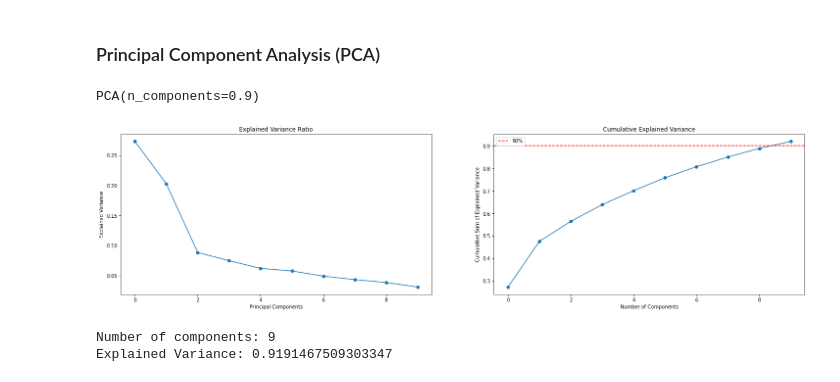
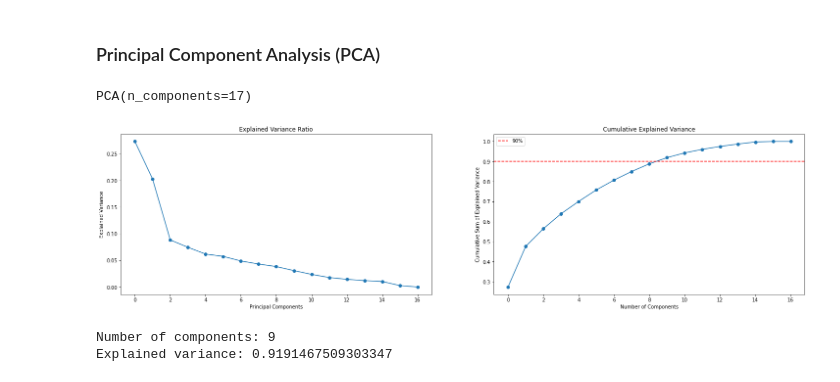
Before and after one commit to Penzragon/h8dsft_P1W3Cls, a Jupyter notebook: script.ipynb, the cells around one changed output. Saved outputs shown, nothing was run; the diff lists cells and outputs as text; code cells hidden in the pictures.

```diff
--- a/script.ipynb
+++ b/script.ipynb
@@ -501,33 +501,33 @@ train.shape
 # %% [markdown]
 ### Principal Component Analysis (PCA)
 # %%
-pca = PCA(n_components=0.90)
+pca = PCA(n_components=17)
 # %%
 pca.fit(train)
 # %% [output]
-PCA(n_components=0.9)
+PCA(n_components=17)
 # %%
 cumsum = np.cumsum(pca.explained_variance_ratio_)
 # %%
 plt.figure(figsize=(25, 6))
 plt.subplot(1, 2, 1)
 plt.plot(pca.explained_variance_ratio_, marker='o')
 plt.title('Explained Variance Ratio')
 plt.xlabel('Principal Components')
 plt.ylabel('Explained Variance')
 plt.subplot(1, 2, 2)
-plt.plot(cumsum, marker='o')
+cev = plt.plot(cumsum, marker='o')
 plt.axhline(y=0.9, color='red', linestyle='--', label='90%')
 plt.title('Cumulative Explained Variance')
 plt.xlabel('Number of Components')
 plt.ylabel('Cumulative Sum of Explained Variance')
 plt.legend()
 plt.show()
 # %% [output]
-[figure, old version]
+[figure, new version]
 # %%
-print(f'Number of components: {np.argmax(cumsum >= 0.90)}')
-print(f'Explained Variance: {np.sum(pca.explained_variance_ratio_)}')
+print(f'Number of components: {np.argmax(cumsum >= 0.9)}')
+print(f'Explained variance: {cumsum[np.argmax(cumsum >= 0.9)]}')
 # %% [output]
 Number of components: 9
-Explained Variance: 0.9191467509303347
+Explained variance: 0.9191467509303347
```
